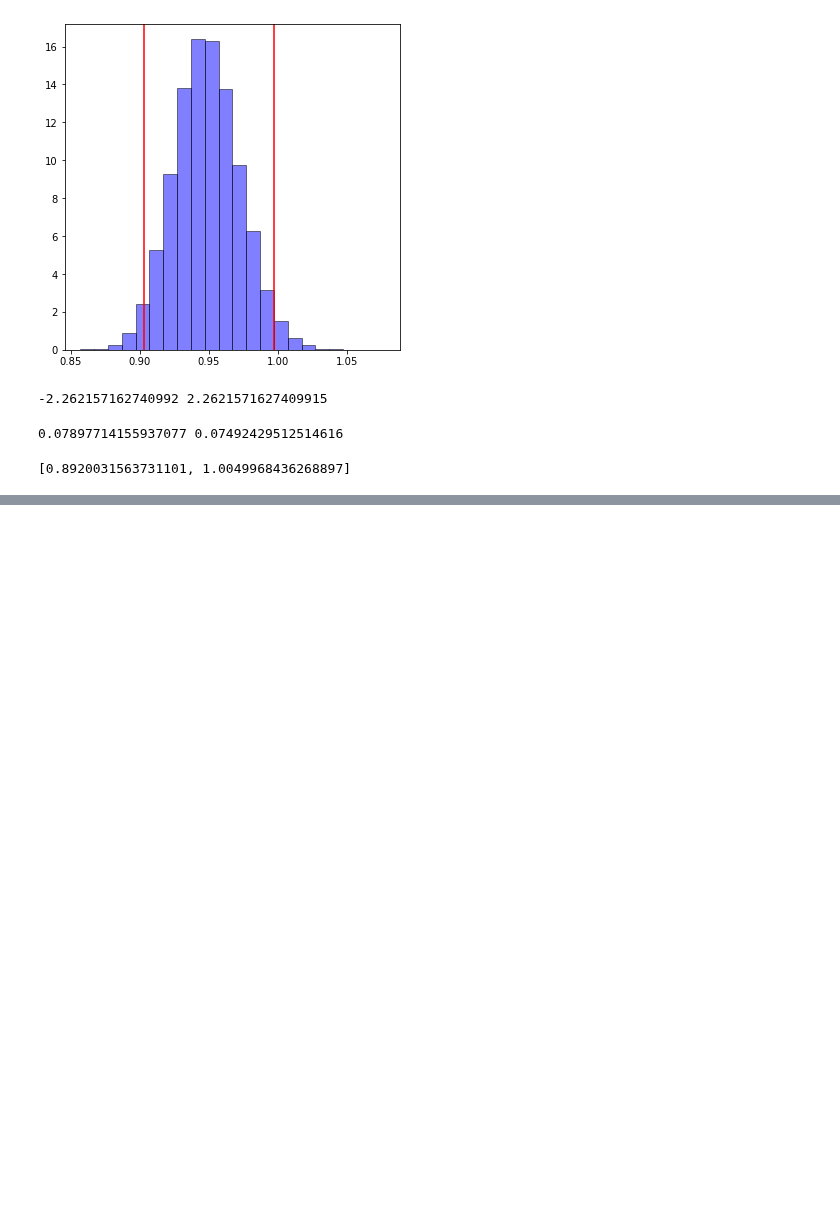
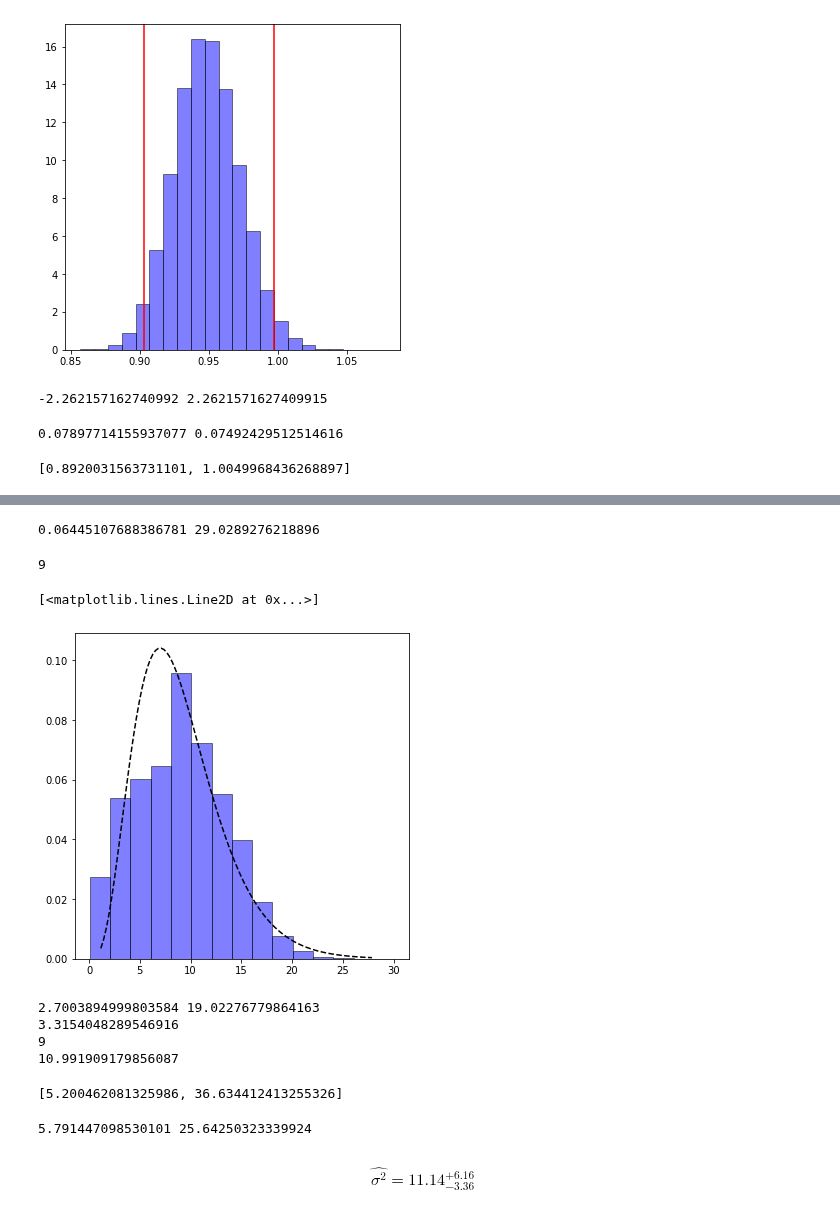
Before and after one commit to danielagda5/MetodosComputacionales202120-1, a Jupyter notebook: Week14/IntervalosConfianza.ipynb, the cells around one changed output, grey strips where cells are left out. Cells and saved outputs as stored; diff of their text form; code cells hidden in the pictures; blank space fills up the shorter version.

```diff
--- a/Week14/IntervalosConfianza.ipynb
+++ b/Week14/IntervalosConfianza.ipynb
@@ -103,0 +132,51 @@ print(IC)
+# %%
+Chi2 = []
+Ntrials = 100000
+
+for i in range(Ntrials):
+    Chi2.append(Bootstrapping(x))
+# %%
+min_,max_ = np.min(Chi2), np.max(Chi2)
+h = 2.0
+bins = np.arange(min_,max_+h,h)
+print(min_,max_)
+# %% [output]
+0.06445107688386781 29.0289276218896
+# %%
+# Ahora el histograma
+H1, bines = np.histogram(Chi2, bins=bins)
+w = np.diff(bines)
+# Marca de clase
+m = bines[:-1] + 0.5*w[0]
+H1Norm = H1 / np.sum(H1*w)
+# %%
+df = n - 1
+x_ = np.linspace(chi2.ppf(0.001, df=df),chi2.ppf(0.999, df=df),100)
+print(df)
+# %% [output]
+9
+# %%
+fig = plt.figure(figsize=(6,6))
+ax1 = fig.add_subplot(1,1,1)
+ax1.bar(bines[:-1] + 0.5*w[0],H1Norm,color='b',width=w,ec='k',alpha=0.5, label='Observed')
+ax1.plot(x_, chi2.pdf( x_, df = df ),'k--')
+# %% [output]
+[<matplotlib.lines.Line2D at 0x...>]
+[figure, added]
+# %%
+l1 = chi2.ppf(0.025, df = df)
+l2 = chi2.ppf(0.975, df = df)
+
+S_ = GetS(x, len(x))
+
+print(l1,l2)
+print(S_)
+print(df)
+
+mediaS = S_**2*(df)/chi2.mean(df=df)
+print(mediaS)
+# %% [output]
+2.7003894999803584 19.02276779864163
+3.3154048289546916
+9
+10.991909179856087
@@ -103,0 +185,12 @@ print(IC)
+# %%
+print(IC)
+# %% [output]
+[5.200462081325986, 36.634412413255326]
+# %%
+errori = S_**2 - IC[0]
+errord = IC[1] - S_**2
+print(errori,errord)
+# %% [output]
+5.791447098530101 25.64250323339924
+# %% [markdown]
+$$  \hat{\sigma^{2}} = 11.14^{+6.16}_{-3.36}  $$
```
Also changed, not shown: parts of 7 cells of this notebook.
